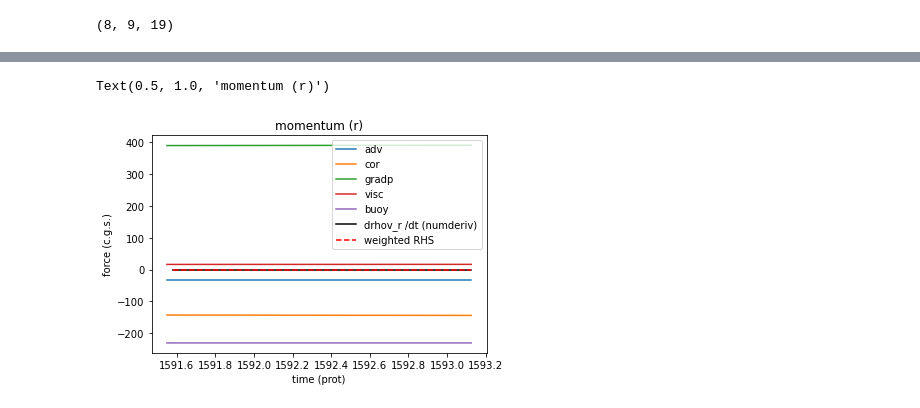
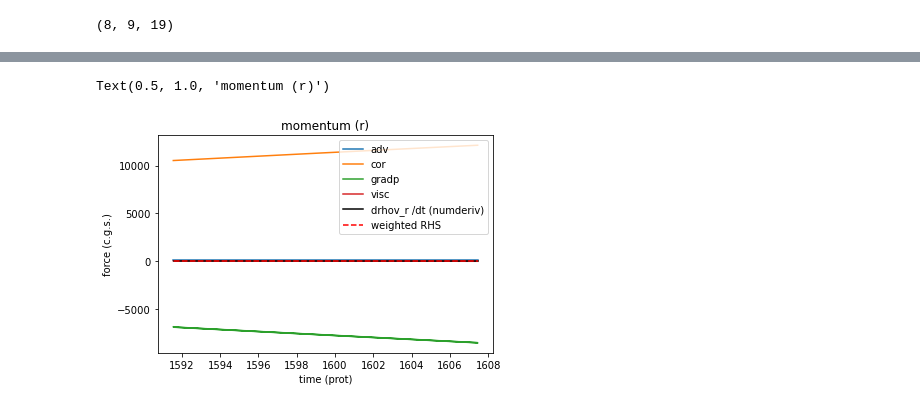
Before and after one commit to illorenzo7/rayleigh_utils, a Jupyter notebook: test_equations/momentum.ipynb, the cells around one changed output, grey strips where cells are left out. Cells and saved outputs as stored; diff of their text form; code cells hidden in the pictures.

```diff
--- a/test_equations/momentum.ipynb
+++ b/test_equations/momentum.ipynb
@@ -10,7 +10,7 @@ from plotcommon import *
 from cla_util import *
 from rayleigh_diagnostics import GridInfo
 # %%
-dirname = '/nobackup/lmatilsk/benchmarks/c2001_case0/00_test_equations/'
+dirname = '/nobackup/lmatilsk/benchmarks/c2001_case0/00_test_equations_1k_iter/'
 # %%
 the_file = get_widest_range_file (dirname + 'data/', 'Point_Probes_trace')
 print ('the_file = ', the_file)
@@ -67,7 +67,7 @@ print (np.shape(vals[0, ..., 0]))
 # %%
 # pick a point
 #iphi0, it0, ir0 = 4, 5, 11
-iphi0, it0, ir0 = 0, 0, 0
+iphi0, it0, ir0 = 4, 3, 4
 # %%
 prot = compute_Prot(dirname)
 t = times/prot
@@ -183,22 +168,21 @@ fweighted_heat = get_weighted_rhs(fimp_heat, fexp_heat)
 # %%
 # plot r momentum (all pieces)
 
 # pieces
 plt.plot(t, adv_r[:, iphi0, it0, ir0], label='adv')
 plt.plot(t, cor_r[:, iphi0, it0, ir0], label='cor')
 plt.plot(t, gradp_r[:, iphi0, it0, ir0], label='gradp')
 plt.plot(t, visc_r[:, iphi0, it0, ir0], label='visc')
-plt.plot(t, buoy[:, iphi0, it0, ir0], label='buoy')
 
 # totals
 plt.plot(t[2:], drhovdt_r[:, iphi0, it0, ir0], 'k', label='drhov_r /dt (numderiv)')
 plt.plot(t[2:], fweighted_r[:, iphi0, it0, ir0], 'r--', label='weighted RHS')
 
 # label
 plt.legend()
 plt.xlabel('time (prot)')
 plt.ylabel('force (c.g.s.)')
 plt.title('momentum (r)')
 # %% [output]
 Text(0.5, 1.0, 'momentum (r)')
-[figure, old version]
+[figure, new version]
```
Also changed, not shown: parts of 25 cells of this notebook.
